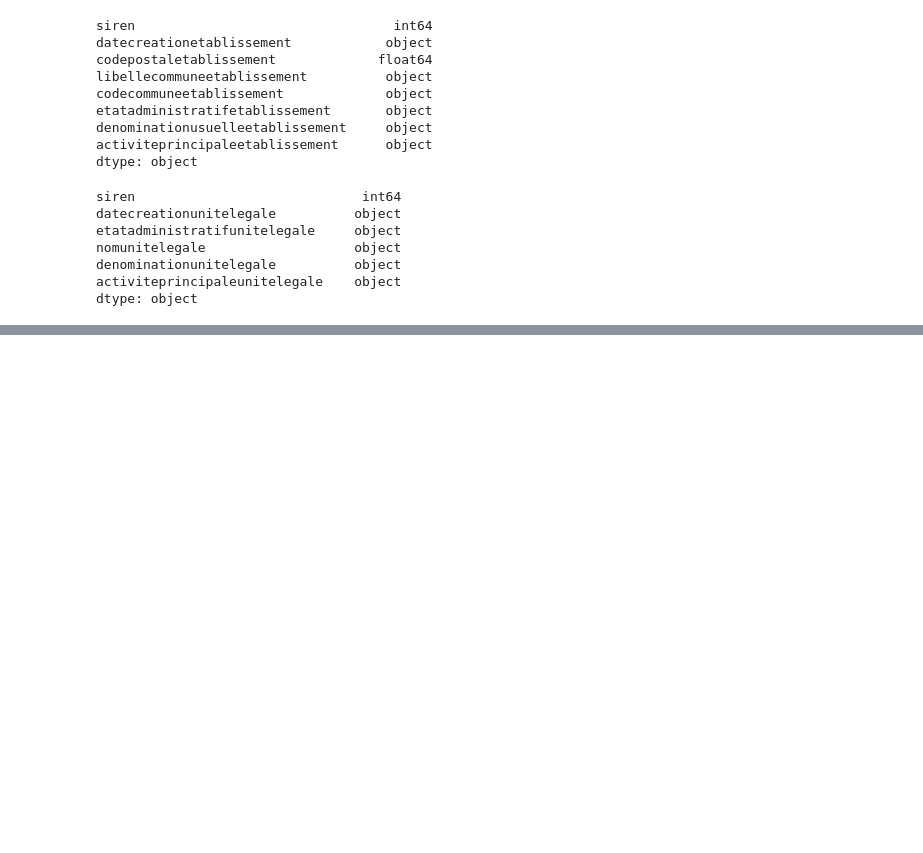
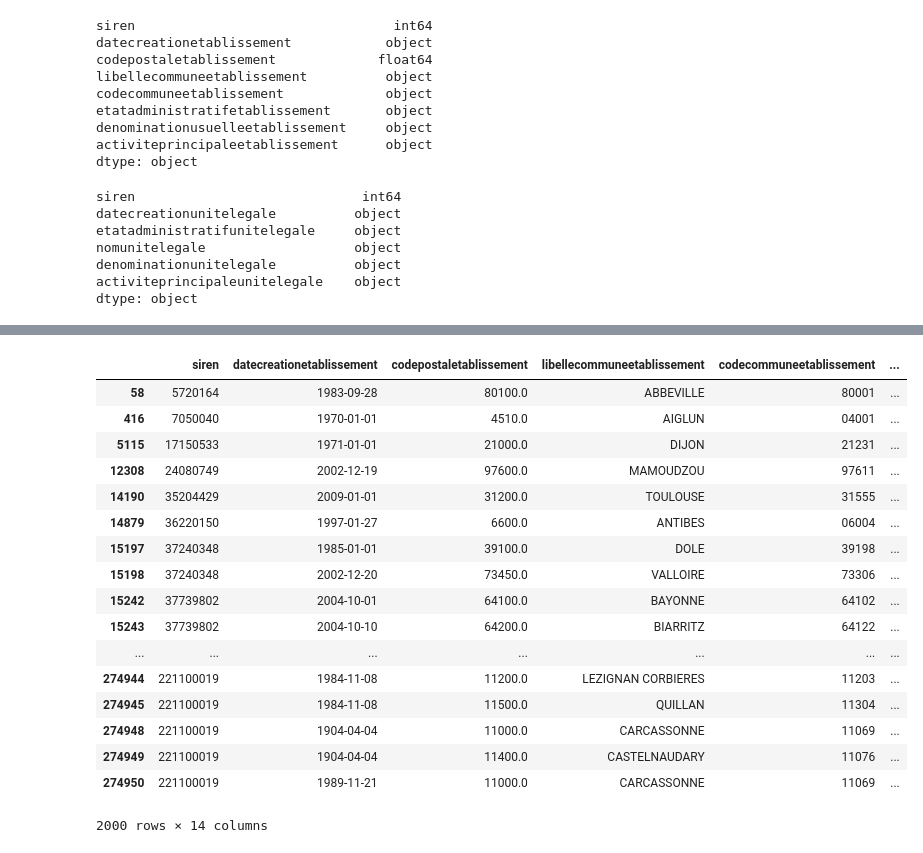
Before and after one commit to polleteloise/deserts-medicaux, a Jupyter notebook: notebooks/preparation_sirene.ipynb, the cells around one changed output, grey strips where cells are left out. Cells and saved outputs as stored; diff of their text form; code cells hidden in the pictures; blank space fills up the shorter version.

```diff
--- a/notebooks/preparation_sirene.ipynb
+++ b/notebooks/preparation_sirene.ipynb
@@ -273,0 +325,21 @@ etab_df.shape
+# %%
+pita2.head(2000)
+# %% [output]
+|  | siren | datecreationetablissement | codepostaletablissement | libellecommuneetablissement | codecommuneetablissement | ... |
+| 58 | 5720164 | 1983-09-28 | 80100.0 | ABBEVILLE | 80001 | ... |
+| 416 | 7050040 | 1970-01-01 | 4510.0 | AIGLUN | 04001 | ... |
+| 5115 | 17150533 | 1971-01-01 | 21000.0 | DIJON | 21231 | ... |
+| 12308 | 24080749 | 2002-12-19 | 97600.0 | MAMOUDZOU | 97611 | ... |
+| 14190 | 35204429 | 2009-01-01 | 31200.0 | TOULOUSE | 31555 | ... |
+| 14879 | 36220150 | 1997-01-27 | 6600.0 | ANTIBES | 06004 | ... |
+| 15197 | 37240348 | 1985-01-01 | 39100.0 | DOLE | 39198 | ... |
+| 15198 | 37240348 | 2002-12-20 | 73450.0 | VALLOIRE | 73306 | ... |
+| 15242 | 37739802 | 2004-10-01 | 64100.0 | BAYONNE | 64102 | ... |
+| 15243 | 37739802 | 2004-10-10 | 64200.0 | BIARRITZ | 64122 | ... |
+| ... | ... | ... | ... | ... | ... | ... |
+| 274944 | 221100019 | 1984-11-08 | 11200.0 | LEZIGNAN CORBIERES | 11203 | ... |
+| 274945 | 221100019 | 1984-11-08 | 11500.0 | QUILLAN | 11304 | ... |
+| 274948 | 221100019 | 1904-04-04 | 11000.0 | CARCASSONNE | 11069 | ... |
+| 274949 | 221100019 | 1904-04-04 | 11400.0 | CASTELNAUDARY | 11076 | ... |
+| 274950 | 221100019 | 1989-11-21 | 11000.0 | CARCASSONNE | 11069 | ... |
+2000 rows × 14 columns
```
Also changed, not shown: parts of 45 cells of this notebook, 1 other file.
